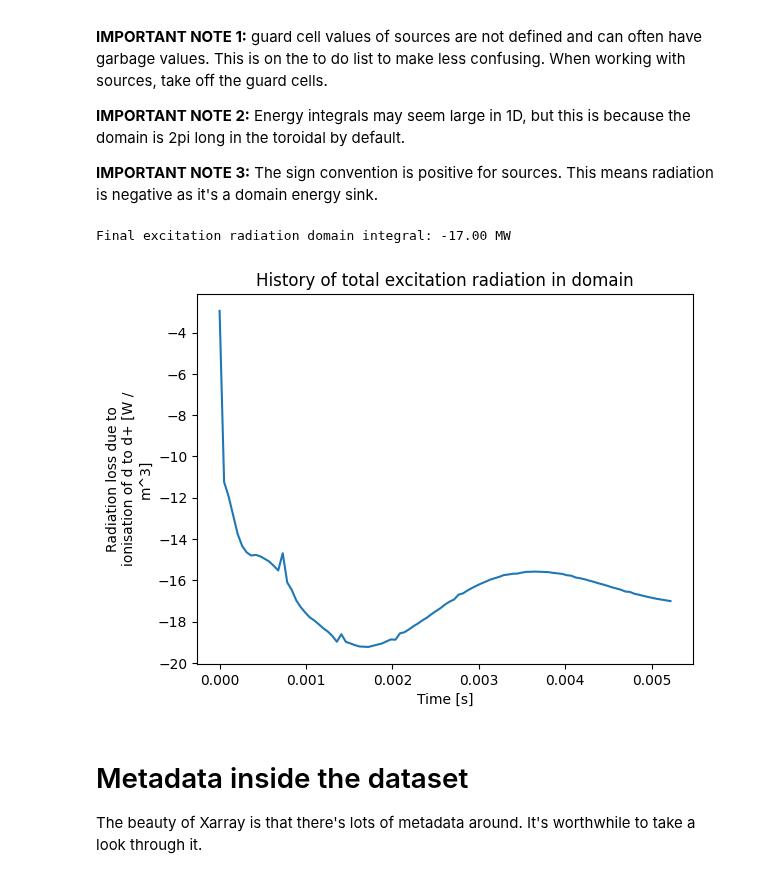
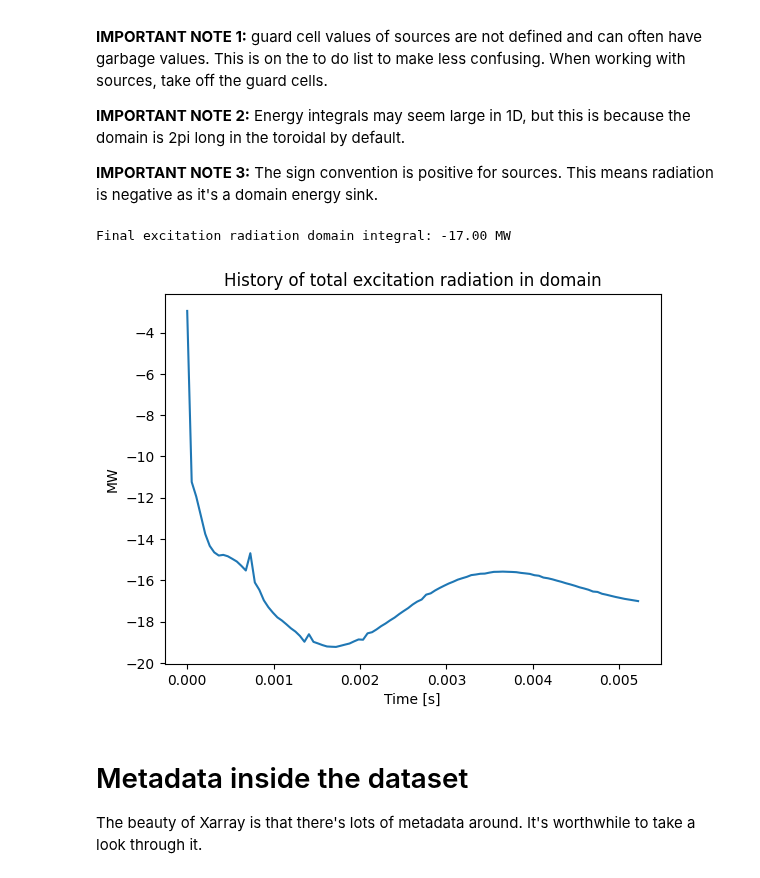
Before and after one commit to boutproject/xhermes, a Jupyter notebook: examples/1d-postprocessing.ipynb, the cells around one changed output. Cells and saved outputs as stored; diff of their text form; code cells hidden in the pictures.

```diff
--- a/examples/1d-postprocessing.ipynb
+++ b/examples/1d-postprocessing.ipynb
@@ -176,17 +173,18 @@ Text(0.5, 1.0, 'Target temperature history')
 # %%
 ds2 = ds.isel(pos = slice(2,-2))
 
 total_radiation = (ds["Rd+_ex"] * ds["dv"]).sum("pos") * 1e-6   # Sum of MW/m3 times m3 over domain
 
 
 print(f"Final excitation radiation domain integral: {total_radiation.isel(t=-1):.2f} MW")
 
 total_radiation.plot()
 plt.title("History of total excitation radiation in domain")
+plt.ylabel("MW")
 print()   # Blank print, otherwise notebooks print the last line by default..
 # %% [output]
 Final excitation radiation domain integral: -17.00 MW
-[figure, old version]
+[figure, new version]
 # %% [markdown]
 # Metadata inside the dataset
 The beauty of Xarray is that there's lots of metadata around. It's worthwhile to take a look through it.
```
Also changed, not shown: parts of 4 cells of this notebook.
